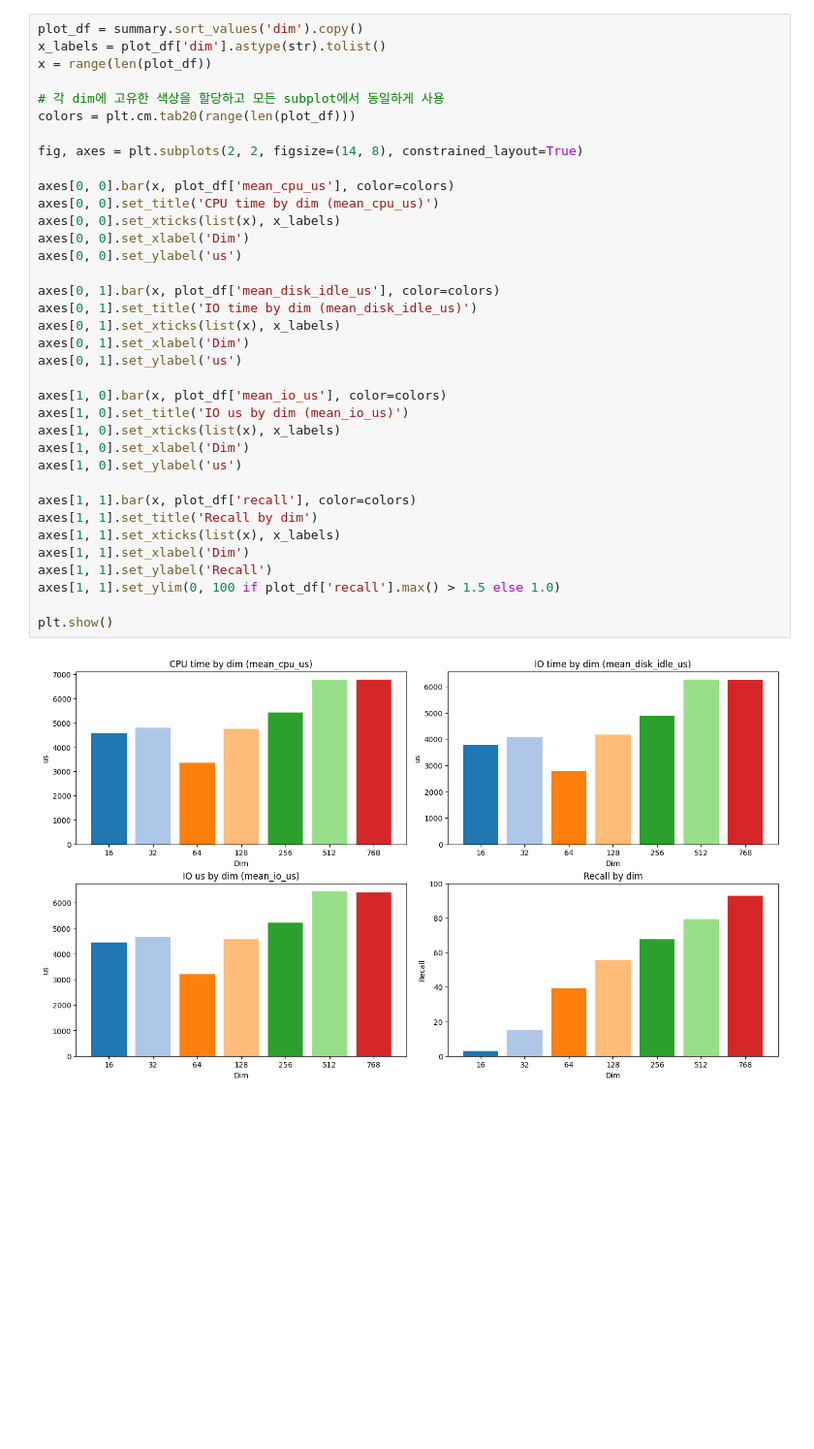
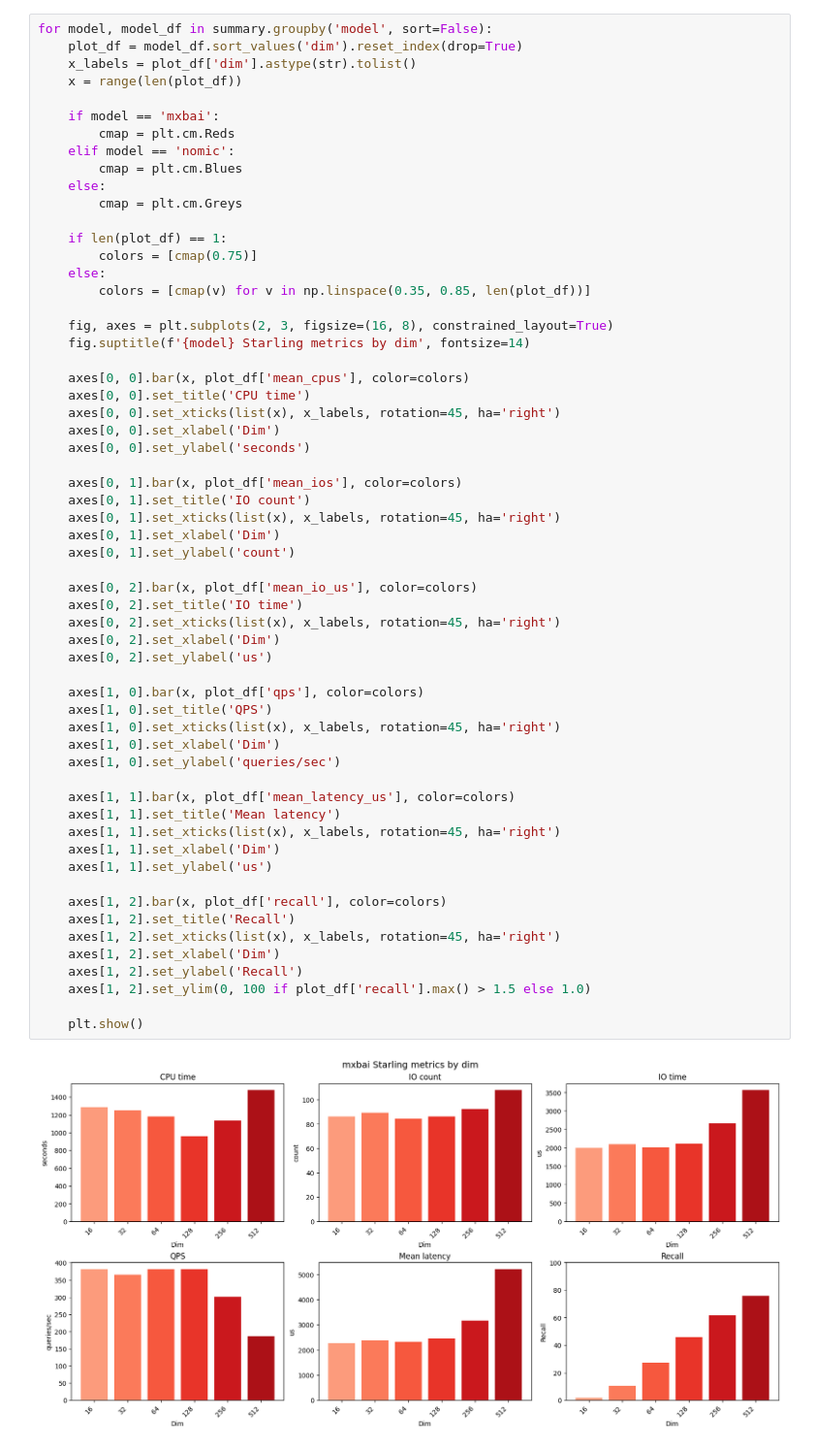
Before and after one commit to yeojin5/starling, a Jupyter notebook: scripts/MRL_figure.ipynb, the cells around one changed output. Shown at 97% size. Saved outputs shown, nothing was run; the diff lists cells and outputs as text; blank space fills up the shorter version.

```diff
--- a/scripts/MRL_figure.ipynb
+++ b/scripts/MRL_figure.ipynb
@@ -112,38 +126,61 @@ display(summary[['dim', 'L', 'beamwidth', 'mean_cpu_us', 'mean_disk_idle_us', 'm
 # %%
-plot_df = summary.sort_values('dim').copy()
-x_labels = plot_df['dim'].astype(str).tolist()
-x = range(len(plot_df))
+for model, model_df in summary.groupby('model', sort=False):
+    plot_df = model_df.sort_values('dim').reset_index(drop=True)
+    x_labels = plot_df['dim'].astype(str).tolist()
+    x = range(len(plot_df))
 
-# 각 dim에 고유한 색상을 할당하고 모든 subplot에서 동일하게 사용
-colors = plt.cm.tab20(range(len(plot_df)))
+    if model == 'mxbai':
+        cmap = plt.cm.Reds
+    elif model == 'nomic':
+        cmap = plt.cm.Blues
+    else:
+        cmap = plt.cm.Greys
 
-fig, axes = plt.subplots(2, 2, figsize=(14, 8), constrained_layout=True)
+    if len(plot_df) == 1:
+        colors = [cmap(0.75)]
+    else:
+        colors = [cmap(v) for v in np.linspace(0.35, 0.85, len(plot_df))]
 
-axes[0, 0].bar(x, plot_df['mean_cpu_us'], color=colors)
-axes[0, 0].set_title('CPU time by dim (mean_cpu_us)')
-axes[0, 0].set_xticks(list(x), x_labels)
-axes[0, 0].set_xlabel('Dim')
-axes[0, 0].set_ylabel('us')
+    fig, axes = plt.subplots(2, 3, figsize=(16, 8), constrained_layout=True)
+    fig.suptitle(f'{model} Starling metrics by dim', fontsize=14)
 
-axes[0, 1].bar(x, plot_df['mean_disk_idle_us'], color=colors)
-axes[0, 1].set_title('IO time by dim (mean_disk_idle_us)')
-axes[0, 1].set_xticks(list(x), x_labels)
-axes[0, 1].set_xlabel('Dim')
-axes[0, 1].set_ylabel('us')
+    axes[0, 0].bar(x, plot_df['mean_cpus'], color=colors)
+    axes[0, 0].set_title('CPU time')
+    axes[0, 0].set_xticks(list(x), x_labels, rotation=45, ha='right')
+    axes[0, 0].set_xlabel('Dim')
+    axes[0, 0].set_ylabel('seconds')
 
-axes[1, 0].bar(x, plot_df['mean_io_us'], color=colors)
-axes[1, 0].set_title('IO us by dim (mean_io_us)')
-axes[1, 0].set_xticks(list(x), x_labels)
-axes[1, 0].set_xlabel('Dim')
-axes[1, 0].set_ylabel('us')
+    axes[0, 1].bar(x, plot_df['mean_ios'], color=colors)
+    axes[0, 1].set_title('IO count')
+    axes[0, 1].set_xticks(list(x), x_labels, rotation=45, ha='right')
+    axes[0, 1].set_xlabel('Dim')
+    axes[0, 1].set_ylabel('count')
 
-axes[1, 1].bar(x, plot_df['recall'], color=colors)
-axes[1, 1].set_title('Recall by dim')
-axes[1, 1].set_xticks(list(x), x_labels)
-axes[1, 1].set_xlabel('Dim')
-axes[1, 1].set_ylabel('Recall')
-axes[1, 1].set_ylim(0, 100 if plot_df['recall'].max() > 1.5 else 1.0)
+    axes[0, 2].bar(x, plot_df['mean_io_us'], color=colors)
+    axes[0, 2].set_title('IO time')
+    axes[0, 2].set_xticks(list(x), x_labels, rotation=45, ha='right')
+    axes[0, 2].set_xlabel('Dim')
+    axes[0, 2].set_ylabel('us')
 
-plt.show()
+    axes[1, 0].bar(x, plot_df['qps'], color=colors)
+    axes[1, 0].set_title('QPS')
+    axes[1, 0].set_xticks(list(x), x_labels, rotation=45, ha='right')
+    axes[1, 0].set_xlabel('Dim')
+    axes[1, 0].set_ylabel('queries/sec')
+
+    axes[1, 1].bar(x, plot_df['mean_latency_us'], color=colors)
+    axes[1, 1].set_title('Mean latency')
+    axes[1, 1].set_xticks(list(x), x_labels, rotation=45, ha='right')
+    axes[1, 1].set_xlabel('Dim')
+    axes[1, 1].set_ylabel('us')
+
+    axes[1, 2].bar(x, plot_df['recall'], color=colors)
+    axes[1, 2].set_title('Recall')
+    axes[1, 2].set_xticks(list(x), x_labels, rotation=45, ha='right')
+    axes[1, 2].set_xlabel('Dim')
+    axes[1, 2].set_ylabel('Recall')
+    axes[1, 2].set_ylim(0, 100 if plot_df['recall'].max() > 1.5 else 1.0)
+
+    plt.show()
 # %% [output]
-[figure, old version]
+[figure, new version]
```
Also changed, not shown: parts of 4 cells of this notebook, 12 other files.
